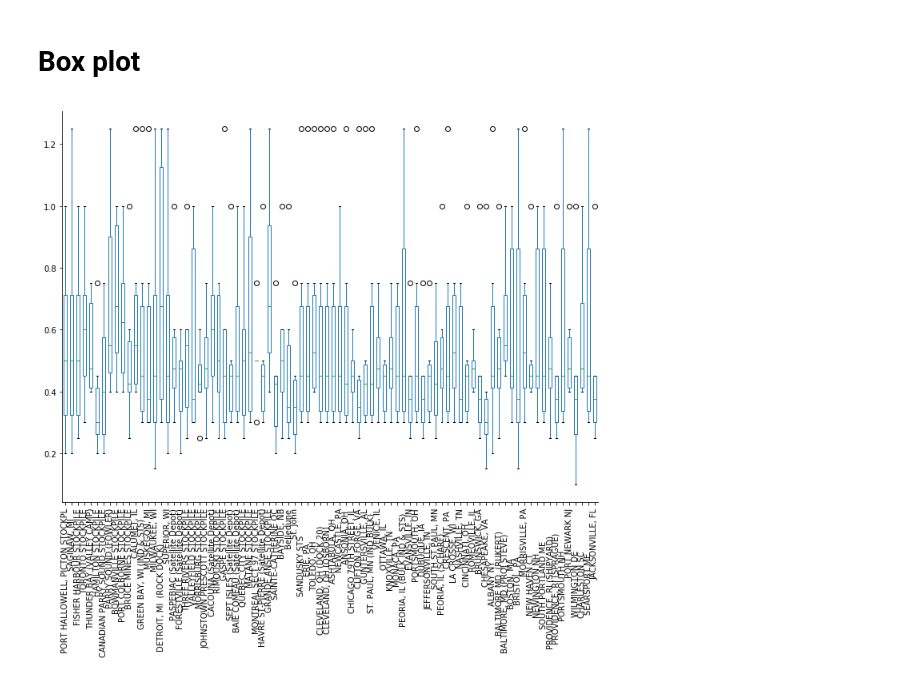
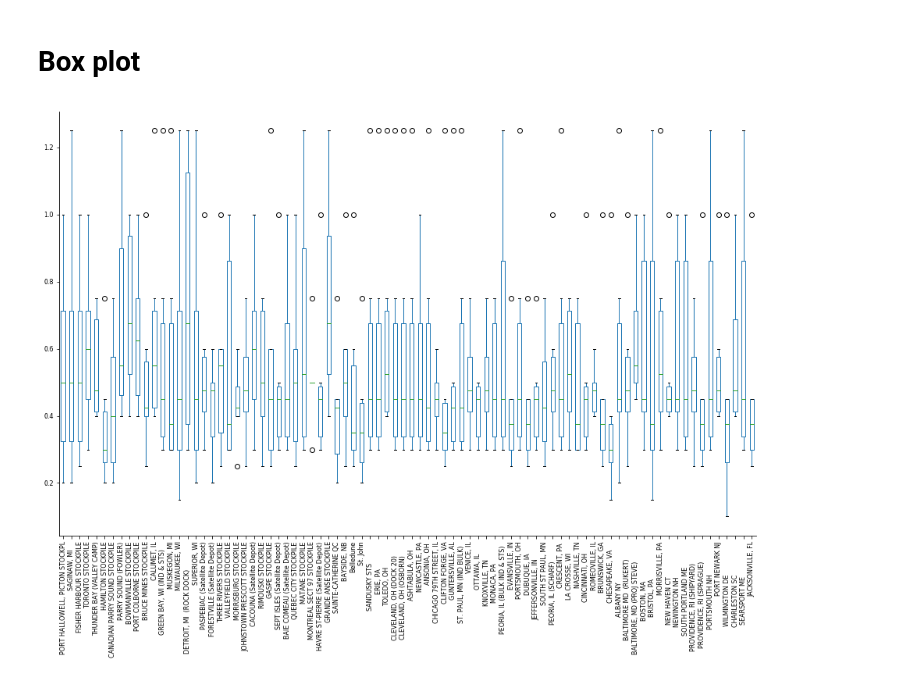
Before and after one commit to gillespilon/box_plot, a Jupyter notebook: box_plot.ipynb, the cells around one changed output. Drawn from its saved outputs; the diff is of its cells as text; code cells hidden in the pictures.

Commit message:
Reduce font size of x-axis labels, increase image size to fit tabloid paper

```diff
--- a/box_plot.ipynb
+++ b/box_plot.ipynb
@@ -9,8 +9,8 @@ df = pd.read_csv('data.csv', index_col='City')
 # %%
 # T is transpose index and columns
 #ax = df.T.plot.box(notch=True, showmeans=True)
-ax = df.T.plot.box(figsize=(12, 9), rot=90)
+ax = df.T.plot.box(figsize=(16, 10), rot=90, fontsize=8)
 for spine in 'right', 'top':
     ax.spines[spine].set_color('none')
 # %% [output]
-[figure, old version]
+[figure, new version]
```
